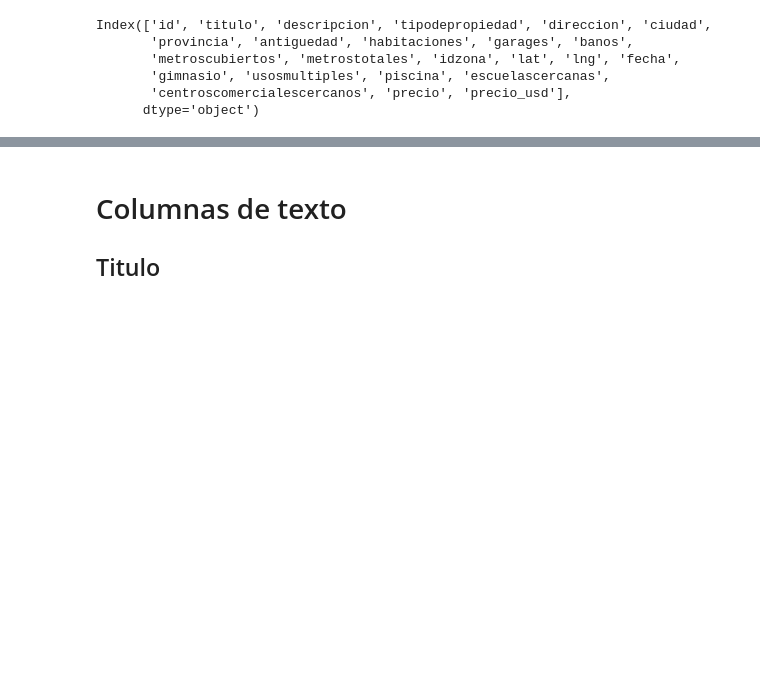
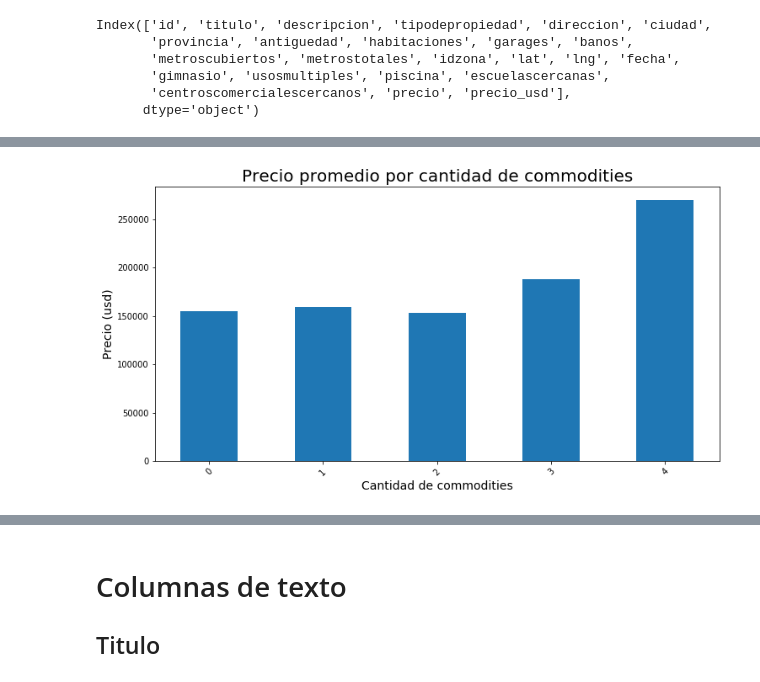
Before and after one commit to rozanecm/7506_2c2019_tp1, a Jupyter notebook: notebooks/basic general analysis by rozanecm.ipynb, the cells around one changed output, grey strips where cells are left out. Cells and saved outputs as stored; diff of their text form; code cells hidden in the pictures; blank space fills up the shorter version.

```diff
--- a/notebooks/basic general analysis by rozanecm.ipynb
+++ b/notebooks/basic general analysis by rozanecm.ipynb
@@ -446,0 +504,4 @@ Index(['id', 'titulo', 'descripcion', 'tipodepropiedad', 'direccion', 'ciudad',
+# %%
+named_series_plot(df.groupby('cant_commodities')['precio_usd'].mean(), title='Precio promedio por cantidad de commodities', xlabel='Cantidad de commodities', ylabel='Precio (usd)')
+# %% [output]
+[figure, added]
```
Also changed, not shown: parts of 9 cells of this notebook.
